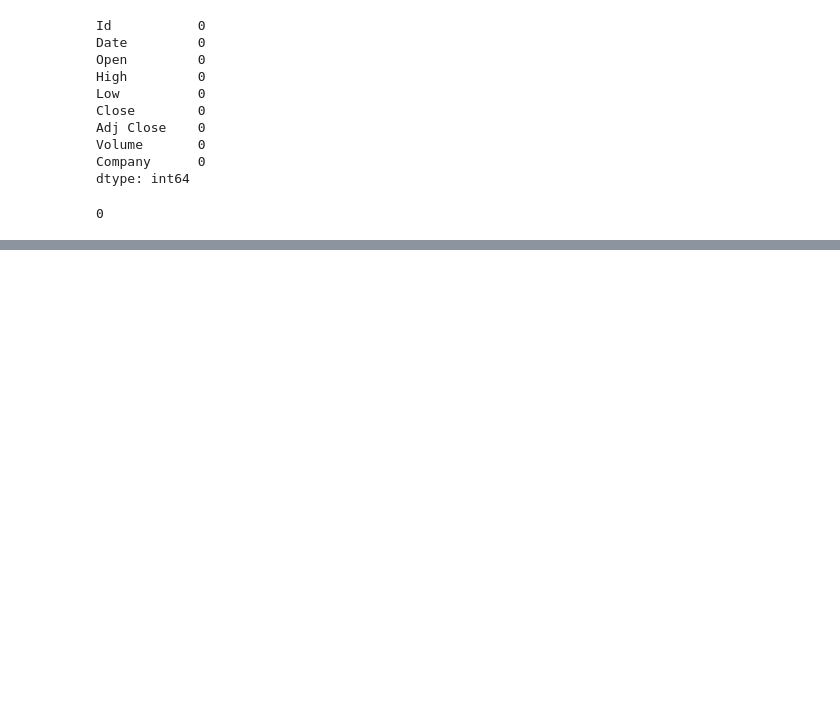
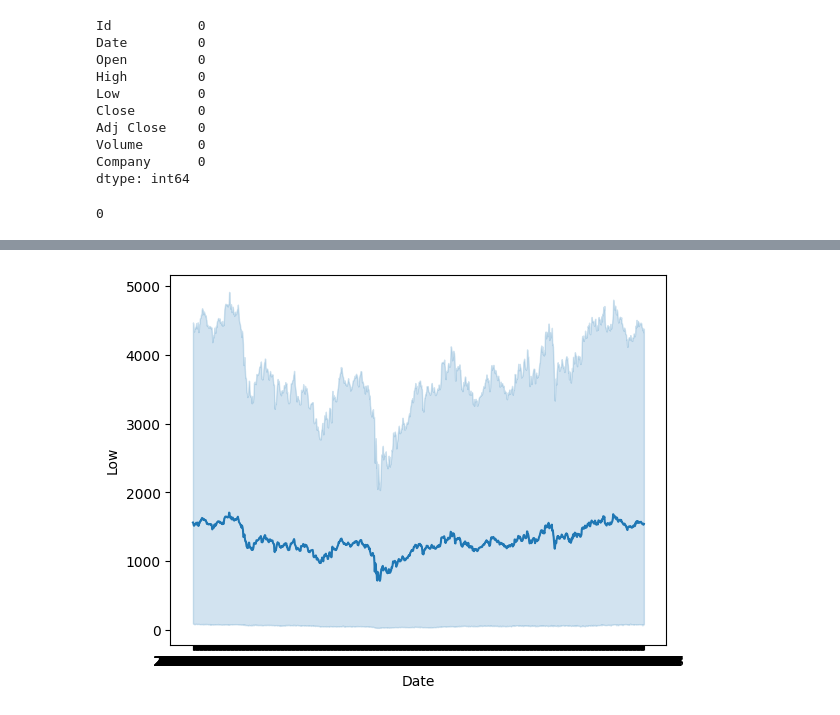
Before and after one commit to AlazarG19/Mosaic-Close-Price-Prediction-Kaggle-Competition, a Jupyter notebook: analysis.ipynb, the cells around one changed output, grey strips where cells are left out. Saved outputs shown, nothing was run; the diff lists cells and outputs as text; code cells hidden in the pictures; blank space fills up the shorter version.

```diff
--- a/analysis.ipynb
+++ b/analysis.ipynb
@@ -37,0 +55,5 @@ df.duplicated().sum()
+# %%
+
+sns.lineplot(data = df,x=df.Date,y=df.Low);
+# %% [output]
+[figure, added]
```
Also changed, not shown: parts of 5 cells of this notebook.
